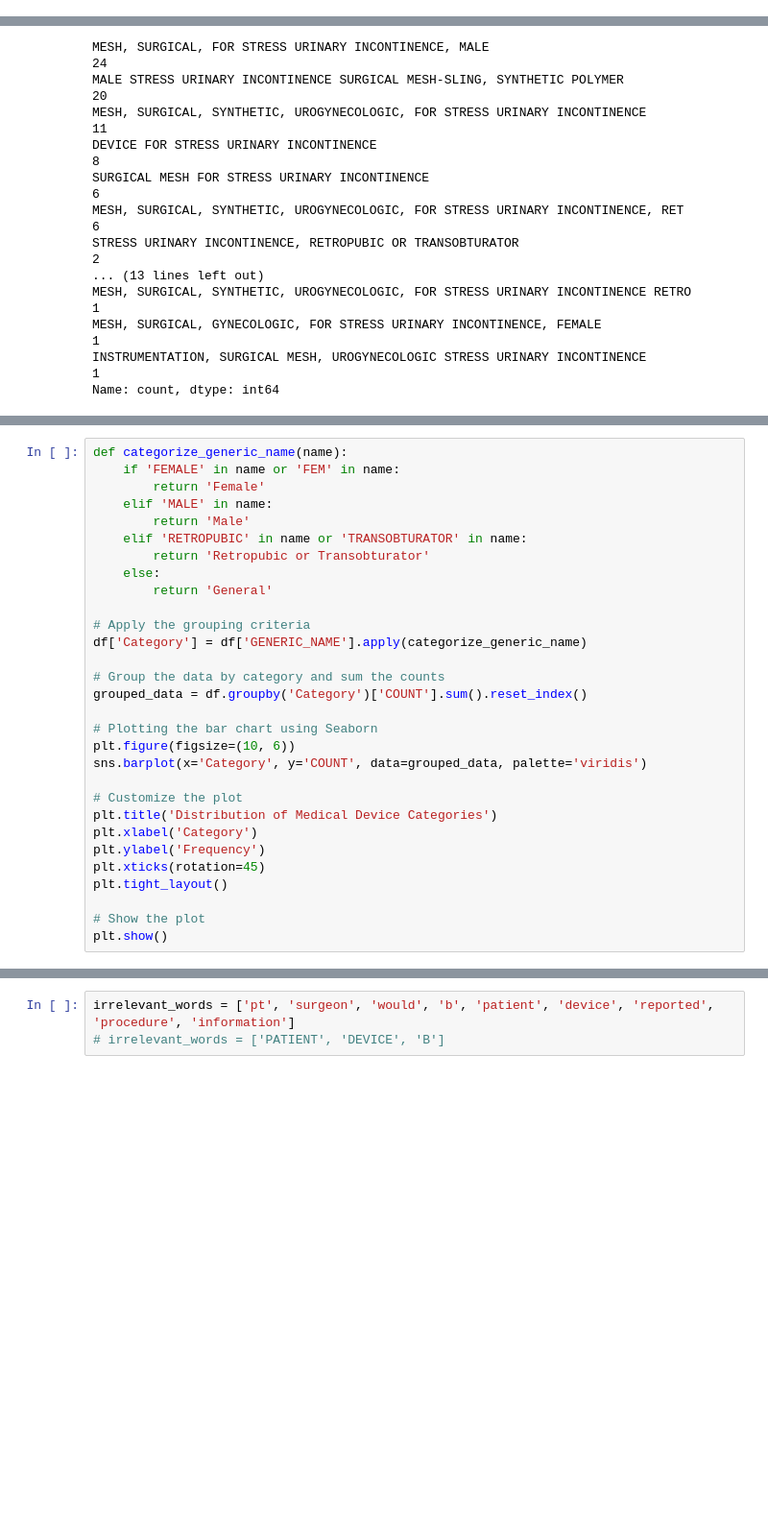
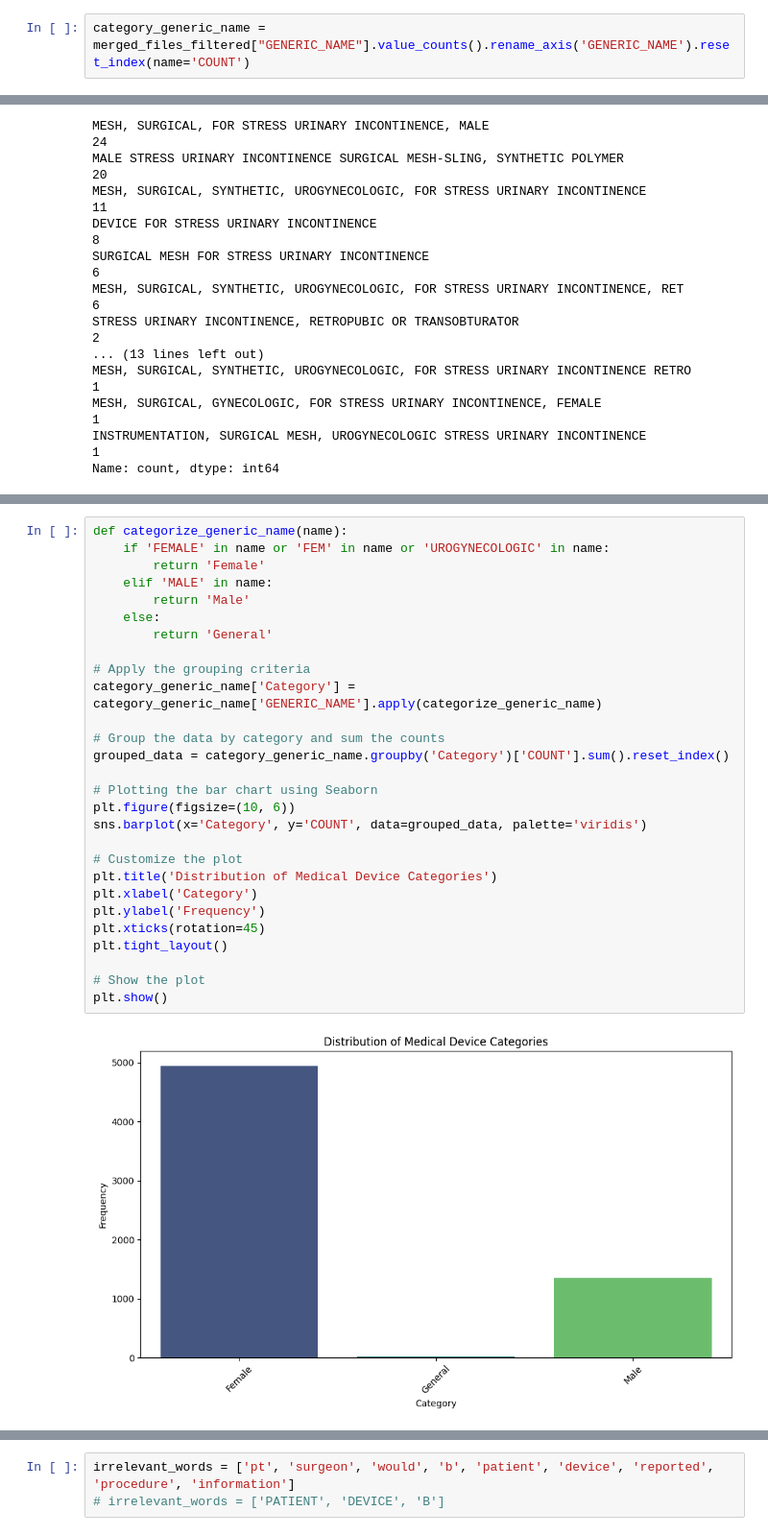
Before and after one commit to KaneZhao/Adverse-Events-in-Female-Stress-Urinary-Incontinence, a Jupyter notebook: EDA.ipynb, the cells around one changed output, grey strips where cells are left out. Shown: that part at 96% size. Saved outputs shown, nothing was run; the diff lists cells and outputs as text; blank space fills up the shorter version.

Commit message:
Explore the Category

```diff
--- a/EDA.ipynb
+++ b/EDA.ipynb
@@ -20,3 +38,5 @@ merged_files_filtered.isnull().sum()
+# %%
+category_generic_name = merged_files_filtered["GENERIC_NAME"].value_counts().rename_axis('GENERIC_NAME').reset_index(name='COUNT')
 # %%
 merged_files_filtered["GENERIC_NAME"].value_counts()
 # %% [output]
@@ -40,30 +74,30 @@ Name: count, dtype: int64
 # %%
 def categorize_generic_name(name):
-    if 'FEMALE' in name or 'FEM' in name:
+    if 'FEMALE' in name or 'FEM' in name or 'UROGYNECOLOGIC' in name:
         return 'Female'
     elif 'MALE' in name:
         return 'Male'
-    elif 'RETROPUBIC' in name or 'TRANSOBTURATOR' in name:
-        return 'Retropubic or Transobturator'
     else:
         return 'General'
 
 # Apply the grouping criteria
-df['Category'] = df['GENERIC_NAME'].apply(categorize_generic_name)
+category_generic_name['Category'] = category_generic_name['GENERIC_NAME'].apply(categorize_generic_name)
 
 # Group the data by category and sum the counts
-grouped_data = df.groupby('Category')['COUNT'].sum().reset_index()
+grouped_data = category_generic_name.groupby('Category')['COUNT'].sum().reset_index()
 
 # Plotting the bar chart using Seaborn
 plt.figure(figsize=(10, 6))
 sns.barplot(x='Category', y='COUNT', data=grouped_data, palette='viridis')
 
 # Customize the plot
 plt.title('Distribution of Medical Device Categories')
 plt.xlabel('Category')
 plt.ylabel('Frequency')
 plt.xticks(rotation=45)
 plt.tight_layout()
 
 # Show the plot
 plt.show()
+# %% [output]
+[figure, added]
```
Also changed, not shown: parts of 11 cells of this notebook.
